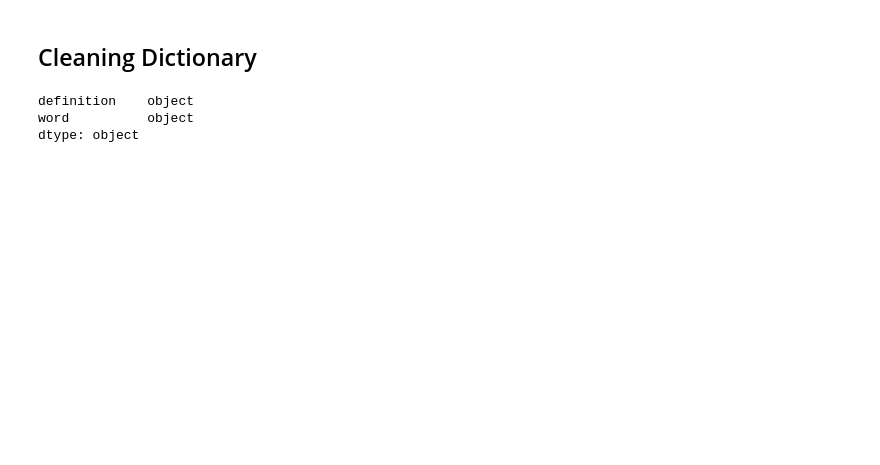
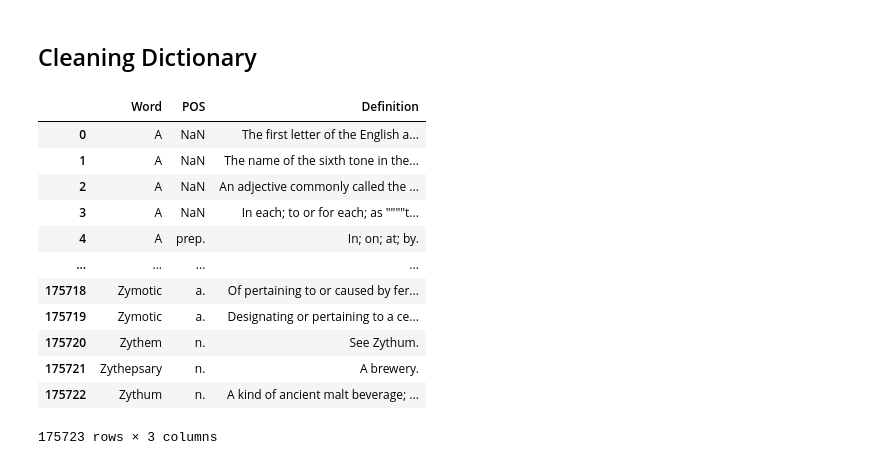
Before and after one commit to VincentZhao12/nyt-crossed, a Jupyter notebook: cross/training.ipynb, the cells around one changed output. Saved outputs shown, nothing was run; the diff lists cells and outputs as text; code cells hidden in the pictures; blank space fills up the shorter version.

```diff
--- a/cross/training.ipynb
+++ b/cross/training.ipynb
@@ -133,8 +158,18 @@ urb_df
 # %%
 dict_df = pd.read_csv("data/dictionary.csv")
 
-urb_df.dtypes
+dict_df
 # %% [output]
+|  | Word | POS | Definition |
+| 0 | A | NaN | The first letter of the English a... |
+| 1 | A | NaN | The name of the sixth tone in the... |
+| 2 | A | NaN | An adjective commonly called the ... |
+| 3 | A | NaN | In each; to or for each; as """"t... |
+| 4 | A | prep. | In; on; at; by. |
+| ... | ... | ... | ... |
+| 175718 | Zymotic | a. | Of pertaining to or caused by fer... |
+| 175719 | Zymotic | a. | Designating or pertaining to a ce... |
+| 175720 | Zythem | n. | See Zythum. |
+| 175721 | Zythepsary | n. | A brewery. |
+| 175722 | Zythum | n. | A kind of ancient malt beverage; ... |
-definition    object
-word          object
-dtype: object
+175723 rows × 3 columns
```
Also changed, not shown: parts of 16 cells of this notebook, 3 other files.
